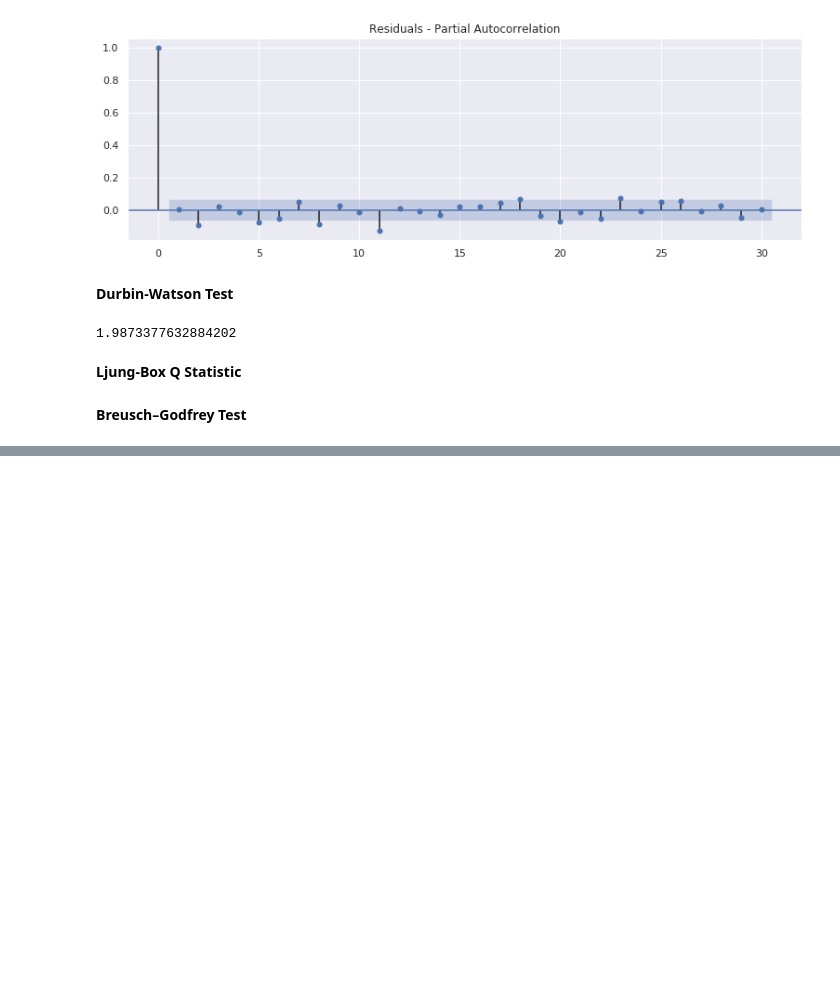
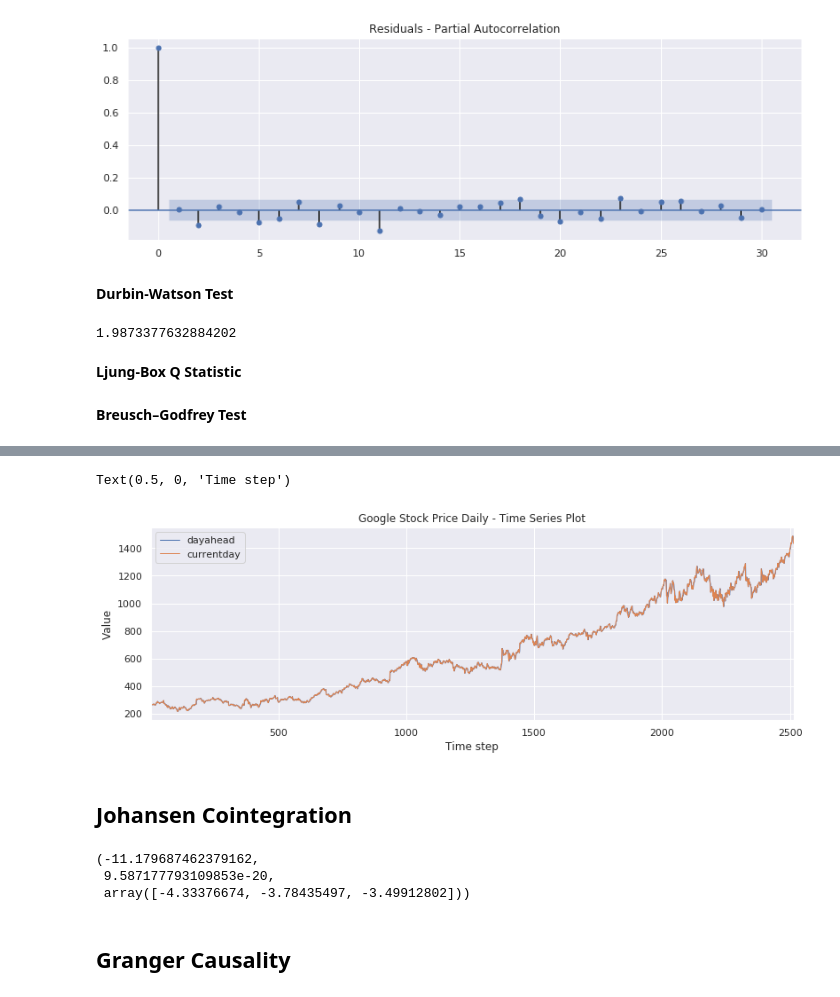
Before and after one commit to deltorobarba/sciences, a Jupyter notebook: residuals.ipynb, the cells around one changed output, grey strips where cells are left out. Cells and saved outputs as stored; diff of their text form; code cells hidden in the pictures; blank space fills up the shorter version.

```diff
--- a/residuals.ipynb
+++ b/residuals.ipynb
@@ -351,0 +356,3 @@ statsmodels.stats.stattools.durbin_watson(residuals.value, axis=0)
+# %%
+granger = dataframe
+granger.head()
@@ -351,0 +366,5 @@ statsmodels.stats.stattools.durbin_watson(residuals.value, axis=0)
+# %%
+# Remove nan value
+granger.dropna(inplace=True)
+# %%
+granger = granger.rename(columns={"t-1": "dayahead", "t+1": "currentday"})
@@ -351,0 +380,23 @@ statsmodels.stats.stattools.durbin_watson(residuals.value, axis=0)
+# %%
+df = granger
+sns.set(rc={'figure.figsize':(13, 4)})
+df.plot(linewidth=1.0,title='Google Stock Price Daily - Time Series Plot')
+plt.ylabel('Value')
+plt.xlabel('Time step')
+# %% [output]
+Text(0.5, 0, 'Time step')
+[figure, added]
+# %% [markdown]
+## Johansen Cointegration
+# %%
+# Johansen Cointegration test
+# H0 is no cointegration.
+# If two time series, X and Y, are cointegrated, there must exist Granger causality either from X to Y, or from Y to X, both in both directions.
+# The presence of Granger causality in either or both directions between X and Y does not necessarily imply that the series will be cointegrated.
+statsmodels.tsa.stattools.coint(granger.dayahead, granger.currentday, trend='ct', method='aeg', autolag='aic')
+# %% [output]
+(-11.179687462379162,
+ 9.587177793109853e-20,
+ array([-4.33376674, -3.78435497, -3.49912802]))
+# %% [markdown]
+## Granger Causality
```
Also changed, not shown: parts of 5 cells of this notebook.
